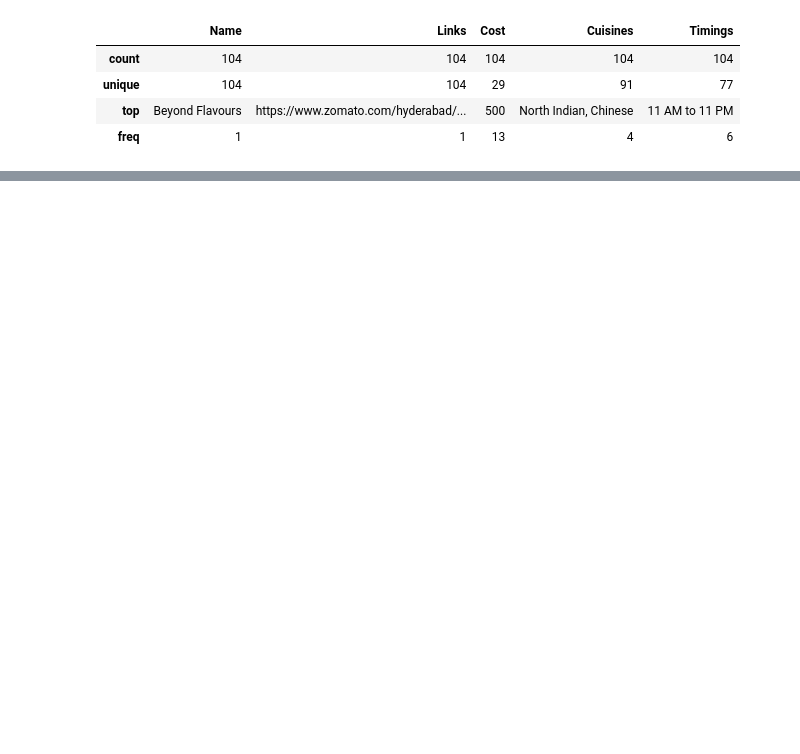
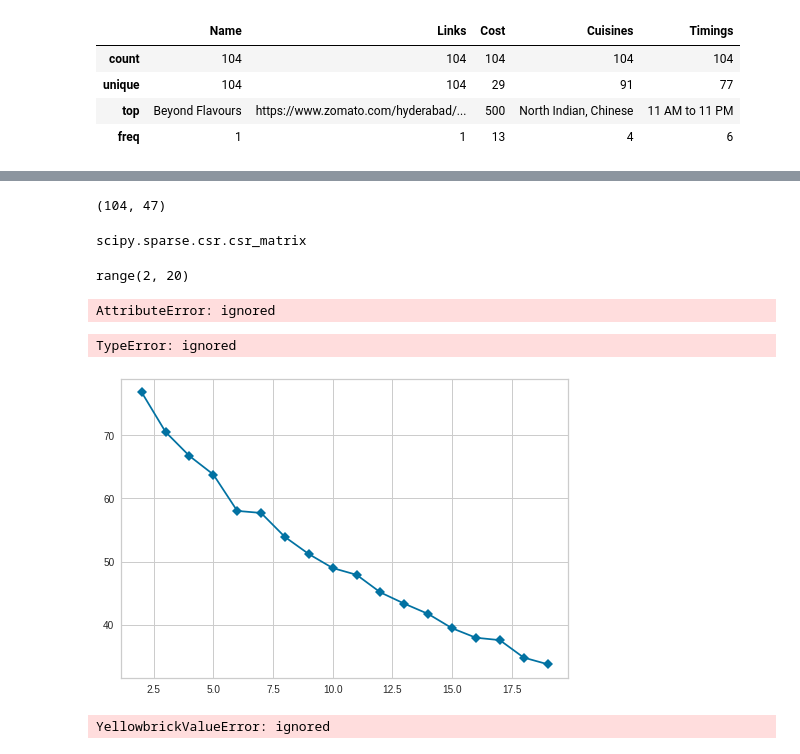
Before and after one commit to SethupathyM/Unsupervised_ML_Clustering_and_Sentiment_Analysis_Zomato_Restaurant, a Jupyter notebook: Zomato_Restaurant_Clustering_and_Sentiment_Analysis_.ipynb, the cells around one changed output, grey strips where cells are left out. Drawn from its saved outputs; the diff is of its cells as text; code cells hidden in the pictures; blank space fills up the shorter version.

```diff
--- a/Zomato_Restaurant_Clustering_and_Sentiment_Analysis_.ipynb
+++ b/Zomato_Restaurant_Clustering_and_Sentiment_Analysis_.ipynb
@@ -144,4 +163,5 @@ tokenizer.fit_on_texts(df[['Name','Links','Cost','Cuisines','Timings']])
 # %%
+# Functions
 def remove_non_ascii(words):
     """Remove non-ASCII characters from list of tokenized words"""
     new_words = []
@@ -204,5 +224,6 @@ def normalize(words):
     words = replace_numbers(words)
     return words
 
-data = normalize(df[['Name','Links','Cost','Cuisines','Timings']])
-print(data)
+col_lsts = ['Links','Cuisines','Timings']
+for col_lst in col_lsts:
+  df[col_lst] = normalize(df[col_lst])
@@ -210,0 +255,38 @@ print(data)
+# %%
+# Tfidf vectorizer
+vectorizer = TfidfVectorizer(stop_words= 'english')
+
+X = vectorizer.fit_transform(df['Cuisines'])
+# %%
+X.shape
+# we have 47 unique words
+# %% [output]
+(104, 47)
+# %%
+# Type of X object
+type(X)
+# %% [output]
+scipy.sparse.csr.csr_matrix
+# %%
+# Converting 'X' object to array
+X = X.toarray()
+# %%
+# KMeans
+kmeans = KMeans( init="k-means++", n_clusters=8, max_iter=300,   random_state=0)
+# %%
+range(2,20)
+# %% [output]
+range(2, 20)
+# %%
+visualizer = KElbowVisualizer(kmeans, k=(range(2,20)), metric= 'distortion', timings= False, locate_elbow= False)
+visualizer.fit(X)
+# %% [output]
+AttributeError: ignored
+TypeError: ignored
+[figure, added]
+# %%
+# trying Calinski Harabaz as metric
+visualizer = KElbowVisualizer(kmeans, k=(2,20), metric='calinski_harabaz', timings=False, locate_elbow=True)
+visualizer.fit(X)
+# %% [output]
+YellowbrickValueError: ignored
```
Also changed, not shown: parts of 12 cells of this notebook.
